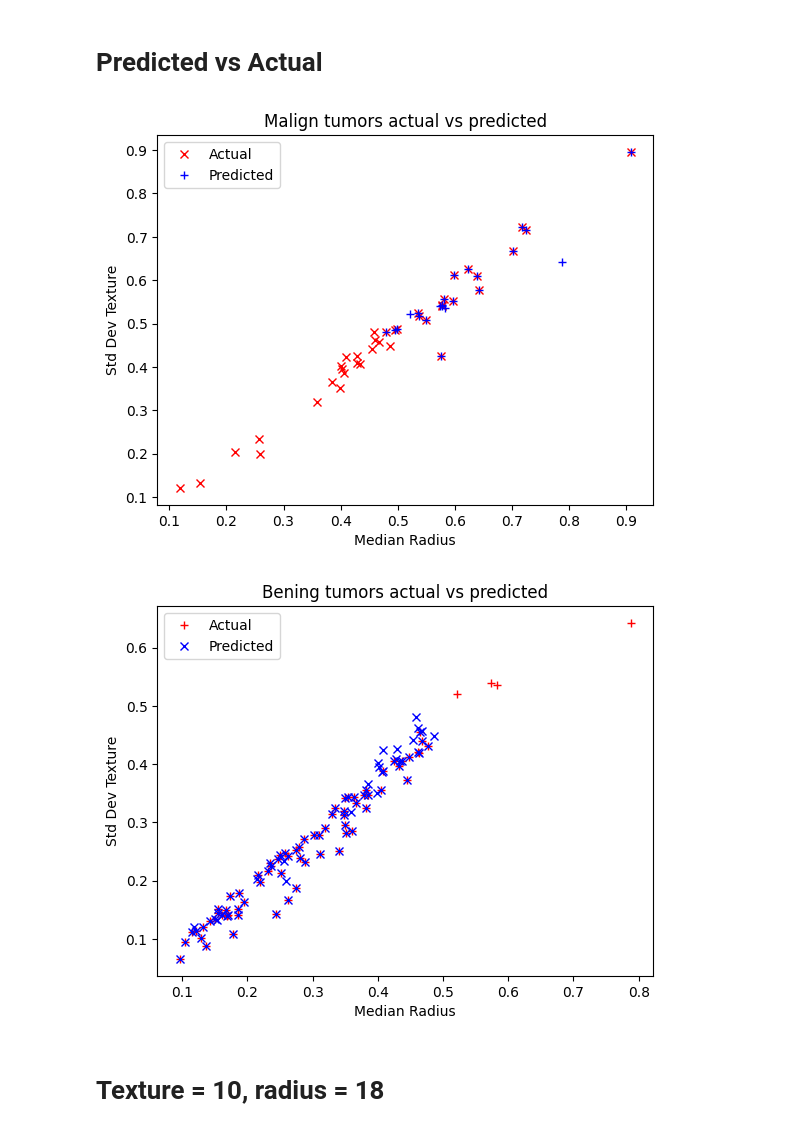
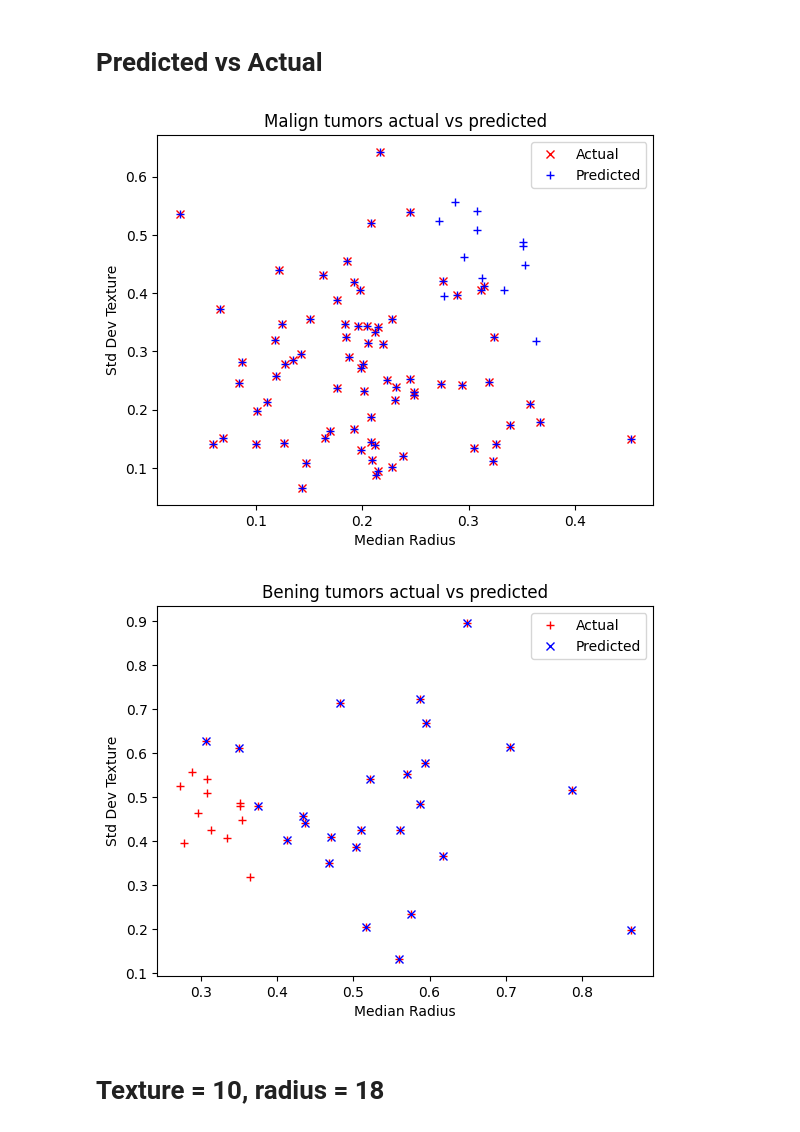
Before and after one commit to zdrobix/csubb, a Jupyter notebook: Semestru 4/IA/lab/lab6/problem2_implementation.ipynb, the cells around one changed output. Cells and saved outputs as stored; diff of their text form; code cells hidden in the pictures.

```diff
--- a/Semestru 4/IA/lab/lab6/problem2_implementation.ipynb
+++ b/Semestru 4/IA/lab/lab6/problem2_implementation.ipynb
@@ -95,21 +95,25 @@ class LogisticRegression:
         self.coef = []
         self.max_iter = max_iter
         self.intercept = 0
-        self.rate = 0.01
+        self.rate = 0.0001
         self.decision = decision
 
     def fit(self, x, y):
-        self.coef = [np.random.random() for _ in range(len(x[0]) + 1)]
+        y = np.array([1 if label == 'M' else 0 for label in y])
+        self.coef = [np.random.random() for _ in range(len(x[0]))]
+        self.intercept = np.random.random()
         for t in range(self.max_iter):
             for i in range(len(x)):
-                for j in range(0, len(x[0])):
-                    self.coef[j]= self.coef[j] - self.rate * (self.error(x[i]) - y[i]) * x[i][j]
-                self.coef[len(x[0])] = self.coef[len(x[0])] - (self.error(x[i]) - y[i])
-        self.intercept = self.coef[-1]
-        self.coef = self.coef[:-1]
+                xi = np.array(x[i])
+                yi = y[i]
+                prediction = self.error(xi)
+                error = prediction - yi
+                for j in range(len(x[0])):
+                    self.coef[j] -= self.rate * error * xi[j]
+                self.intercept -= self.rate * error
 
     def error(self, xi):
-        result = self.coef[-1]
+        result = self.intercept
         for i in range(0, len(self.coef)):
             result += self.coef[i] * xi[i]
 
@@ -219,39 +195,41 @@ plot(title='Malign vs Benign with Decision Boundary',
 # %%
 y_predict = model.predict(x_test_norm)
 
 median_radius_test, std_texture_test = zip(*x_test_norm)
 
 median_radius_test = np.array(median_radius_test)
 std_texture_test = np.array(std_texture_test)
 y_test = np.array(y_test)
 
+y_test_mapped = np.array([1 if label == 'B' else 0 for label in y_test])
+y_predict_mapped = np.array([1 if label else 0 for label in y_predict])
 
 plot(title='Malign tumors actual vs predicted',
-    x1=median_radius_test[y_test == 'M'],
-    y1=std_texture_test[y_test == 'M'],
+    x1=median_radius_test[y_test_mapped == 1],
+    y1=std_texture_test[y_test_mapped == 1],
     label1='Actual',
-    x2=median_radius_test[y_predict == 'M'],
-    y2=std_texture_test[y_predict == 'M'],
+    x2=median_radius_test[y_predict_mapped == 1],
+    y2=std_texture_test[y_predict_mapped == 1],
     label2='Predicted',
     title1='Median Radius',
     title2='Std Dev Texture',
     mode1='rx',
     mode2='b+')
 
 plot(title='Bening tumors actual vs predicted',
-    x1=median_radius_test[y_test == 'B'],
-    y1=std_texture_test[y_test == 'B'],
+    x1=median_radius_test[y_test_mapped == 0],
+    y1=std_texture_test[y_test_mapped == 0],
     label1='Actual',
-    x2=median_radius_test[y_predict == 'B'],
-    y2=std_texture_test[y_predict == 'B'],
+    x2=median_radius_test[y_predict_mapped == 0],
+    y2=std_texture_test[y_predict_mapped == 0],
     label2='Predicted',
     title1='Median Radius',
     title2='Std Dev Texture',
     mode1='r+',
     mode2='bx')
 # %% [output]
-[figure, old version]
+[figure, new version]
-[figure, old version]
+[figure, new version]
 # %% [markdown]
 # Texture = 10, radius = 18
 # %%
```
Also changed, not shown: parts of 3 cells of this notebook, 1 other file.
